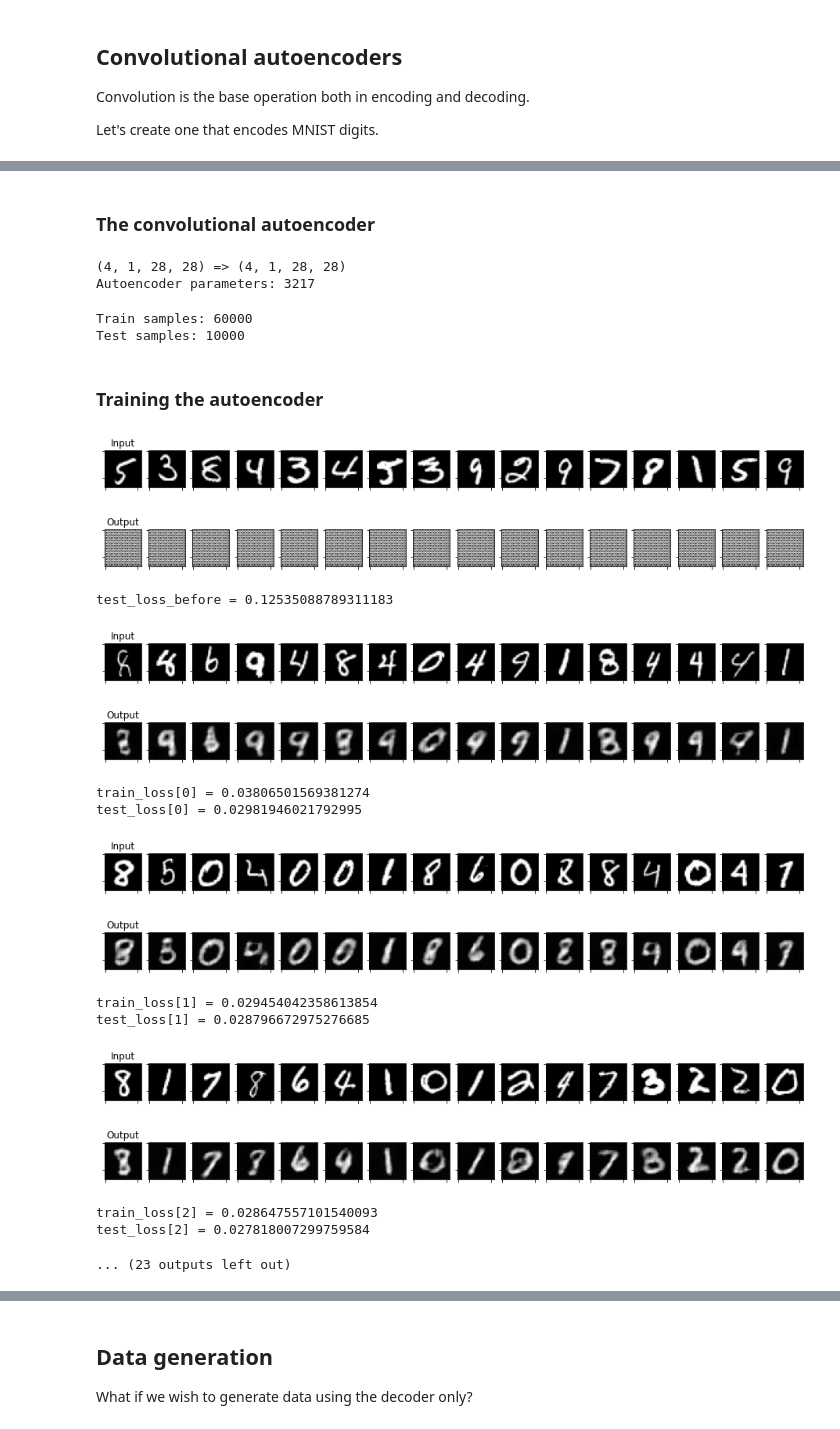
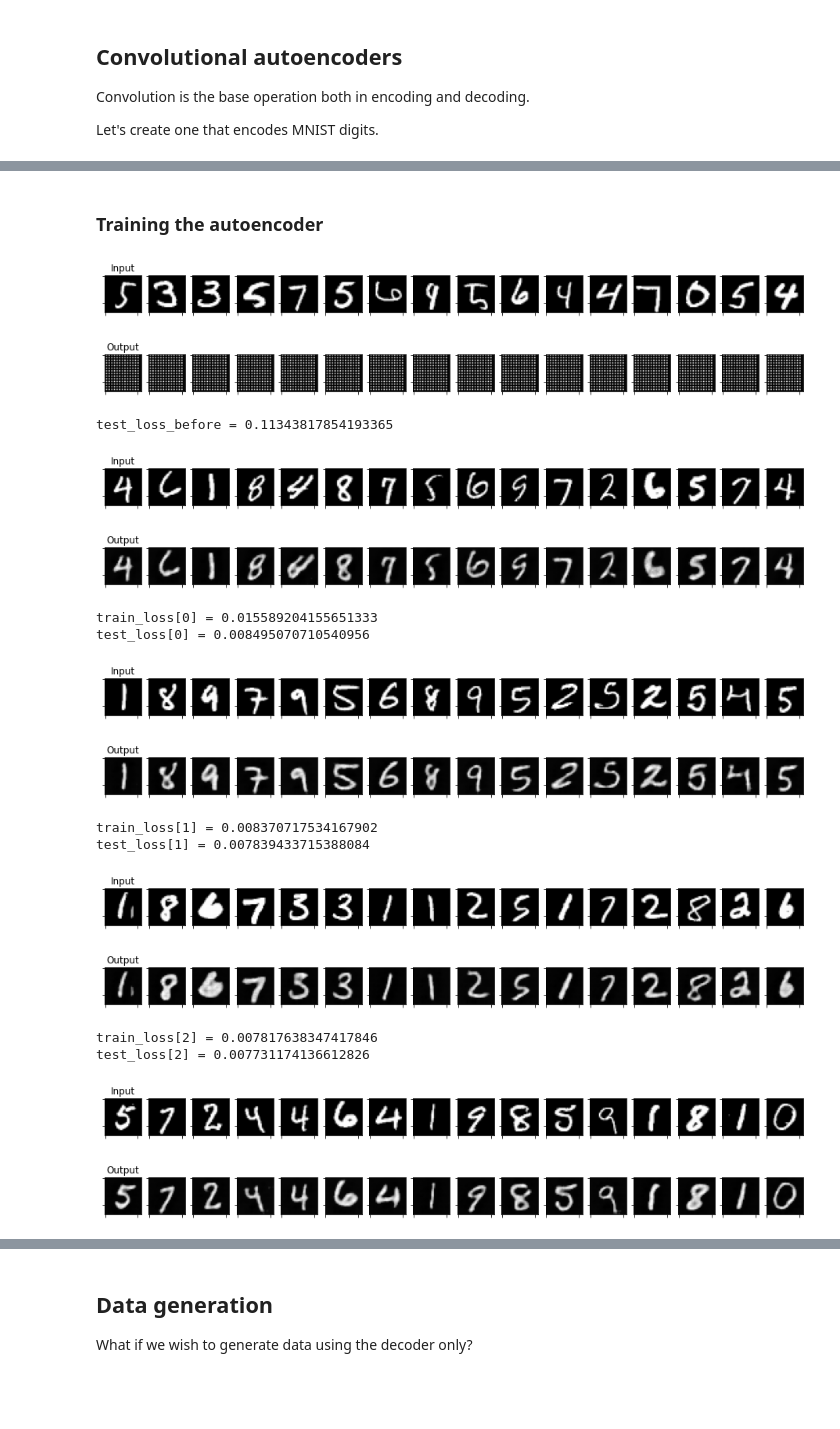
Before and after one commit to ilgabbio/meetup-generative-models2, a Jupyter notebook: 01_autoencoders.ipynb, the cells around one changed output, grey strips where cells are left out. Saved outputs shown, nothing was run; the diff lists cells and outputs as text; code cells hidden in the pictures; blank space fills up the shorter version.

```diff
--- a/01_autoencoders.ipynb
+++ b/01_autoencoders.ipynb
@@ -174,42 +106,2 @@ Decoder parameters: 2193
-# %% [markdown]
-
-### The convolutional autoencoder
-# %%
-class Autoencoder(Sequential):
-    def __init__(self):
-        super().__init__(
-            Encoder(),
-            Decoder(),
-        )
-
-ae = Autoencoder()
-t_out = ae(t_in)
-print(f"{tuple(t_in.shape)} => {tuple(t_out.shape)}")
-print(f"Autoencoder parameters: {num_params(ae)}")
-# %% [output]
-(4, 1, 28, 28) => (4, 1, 28, 28)
-Autoencoder parameters: 3217
-# %%
-from typing import Tuple
-from torch.utils.data import Dataset
-
-class PairDataset(Dataset[Tuple[Tensor,Tensor]]):
-    def __init__(self, xs: Dataset[Tensor], ys: Dataset[Tensor]):
-        self._xs, self._ys = xs, ys
-
-    def __getitem__(self, index: int) -> Tuple[Tensor, Tensor]:
-        return self._xs[index][None,:,:], self._ys[index][None,:,:]
-
-    def __len__(self) -> int:
-        return self._xs.shape[0]
-
-train_ds = PairDataset(mnist_train, mnist_train)
-test_ds = PairDataset(mnist_test, mnist_test)
-
-print(f"Train samples: {len(train_ds)}")
-print(f"Test samples: {len(test_ds)}")
-# %% [output]
-Train samples: 60000
-Test samples: 10000
 # %% [markdown]
 ### Training the autoencoder
@@ -282,20 +108,24 @@ def plot_comparison(x, y, y_hat):
 # %%
-ae, loss_tr, loss_te = train(train_ds, test_ds, Autoencoder(), MSELoss())
+from training import train
+from torch.nn import MSELoss
+
+ae, loss_tr, loss_te = train(train_ds, test_ds, Autoencoder(), MSELoss(), epochs=3)
 # %% [output]
-[figure, old version]
+[figure, new version]
-[figure, old version]
+[figure, new version]
-test_loss_before = 0.12535088789311183
+test_loss_before = 0.11343817854193365
-[figure, old version]
+[figure, new version]
-[figure, old version]
+[figure, new version]
-train_loss[0] = 0.03806501569381274
-test_loss[0] = 0.02981946021792995
+train_loss[0] = 0.015589204155651333
+test_loss[0] = 0.008495070710540956
-[figure, old version]
+[figure, new version]
-[figure, old version]
+[figure, new version]
-train_loss[1] = 0.029454042358613854
-test_loss[1] = 0.028796672975276685
+train_loss[1] = 0.008370717534167902
+test_loss[1] = 0.007839433715388084
-[figure, old version]
+[figure, new version]
-[figure, old version]
+[figure, new version]
-train_loss[2] = 0.028647557101540093
-test_loss[2] = 0.027818007299759584
+train_loss[2] = 0.007817638347417846
+test_loss[2] = 0.007731174136612826
-... (23 outputs left out)
+[figure, added]
+[figure, added]
 # %%
```
Also changed, not shown: parts of 14 cells of this notebook, 5 other files.
